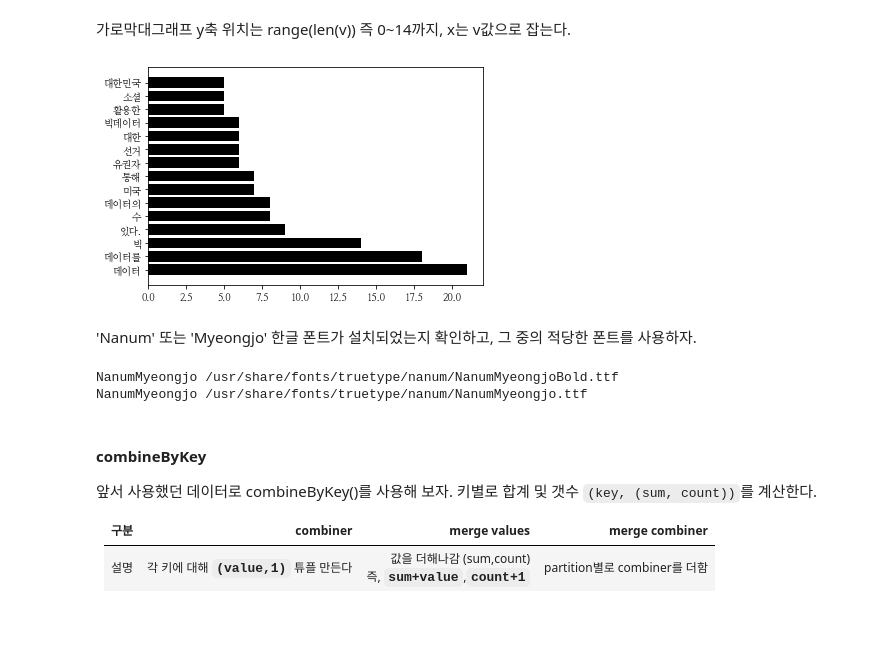
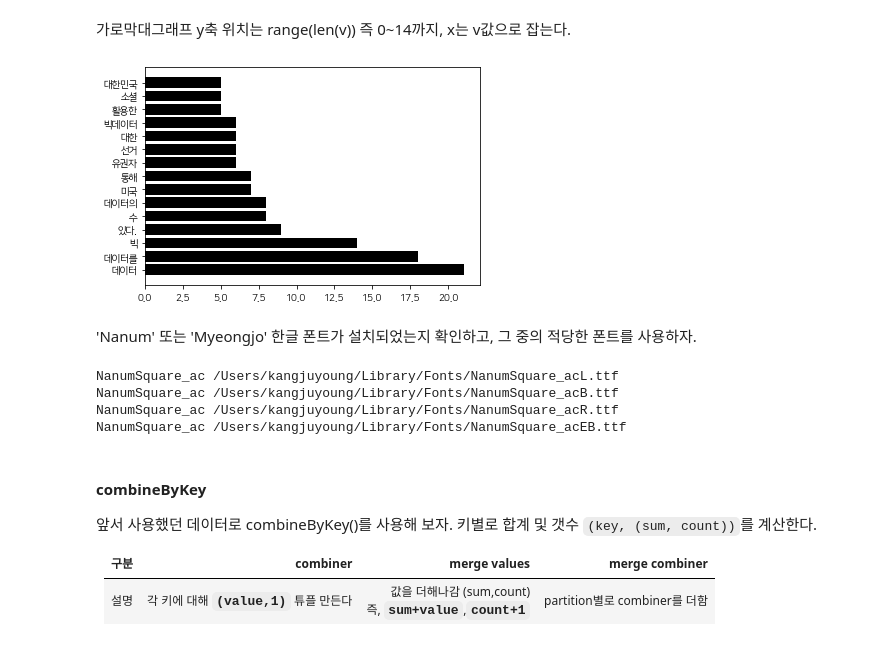
Before and after one commit to 201511080/s, a Jupyter notebook: ds3_spark_rdd.ipynb, the cells around one changed output. Drawn from its saved outputs; the diff is of its cells as text; code cells hidden in the pictures.

```diff
--- a/ds3_spark_rdd.ipynb
+++ b/ds3_spark_rdd.ipynb
@@ -2068,6 +2072,17 @@ for key, value in dSorted.items():
 
 파일로부터 testFile()함수를 이용해 RDD를 생성한다.
 # %%
+import pyspark
+
+sparkConfig = pyspark.SparkConf()
+spark = pyspark.sql.SparkSession\
+    .builder\
+    .master("local")\
+    .appName("myApp")\
+    .config(conf=sparkConfig)\
+    .getOrCreate()
+
+
 myRdd3=spark.sparkContext\
     .textFile(os.path.join("data","ds_bigdata_wiki.txt"))
 # %%
@@ -2227,22 +2242,26 @@ for i in wc3:
 가로막대그래프 y축 위치는 range(len(v)) 즉 0~14까지, x는 v값으로 잡는다.
 # %%
 import matplotlib.pyplot as plt
-plt.rc('font', family='NanumMyeongjo')
+plt.rc('font', family='NanumSquare_ac')
 plt.barh(range(len(v)), v, color = 'black')
-plt.yticks(range(len(v)), k)
+plt.yticks(range(len(k)), k)
 plt.show()
 # %% [output]
-[figure, old version]
+[figure, new version]
 # %% [markdown]
 'Nanum' 또는 'Myeongjo' 한글 폰트가 설치되었는지 확인하고, 그 중의 적당한 폰트를 사용하자.
 # %%
 from matplotlib import font_manager
+# 모든 폰트 리스트 출력
+
 for font in font_manager.fontManager.ttflist:
-    if 'Myeongjo' in font.name:
+    if 'Nanum' in font.name:
         print(font.name, font.fname)
 # %% [output]
-NanumMyeongjo /usr/share/fonts/truetype/nanum/NanumMyeongjoBold.ttf
-NanumMyeongjo /usr/share/fonts/truetype/nanum/NanumMyeongjo.ttf
+NanumSquare_ac /Users/kangjuyoung/Library/Fonts/NanumSquare_acL.ttf
+NanumSquare_ac /Users/kangjuyoung/Library/Fonts/NanumSquare_acB.ttf
+NanumSquare_ac /Users/kangjuyoung/Library/Fonts/NanumSquare_acR.ttf
+NanumSquare_ac /Users/kangjuyoung/Library/Fonts/NanumSquare_acEB.ttf
 # %% [markdown]
 #### combineByKey
 
```
Also changed, not shown: parts of 13 cells of this notebook, 12 other files.
